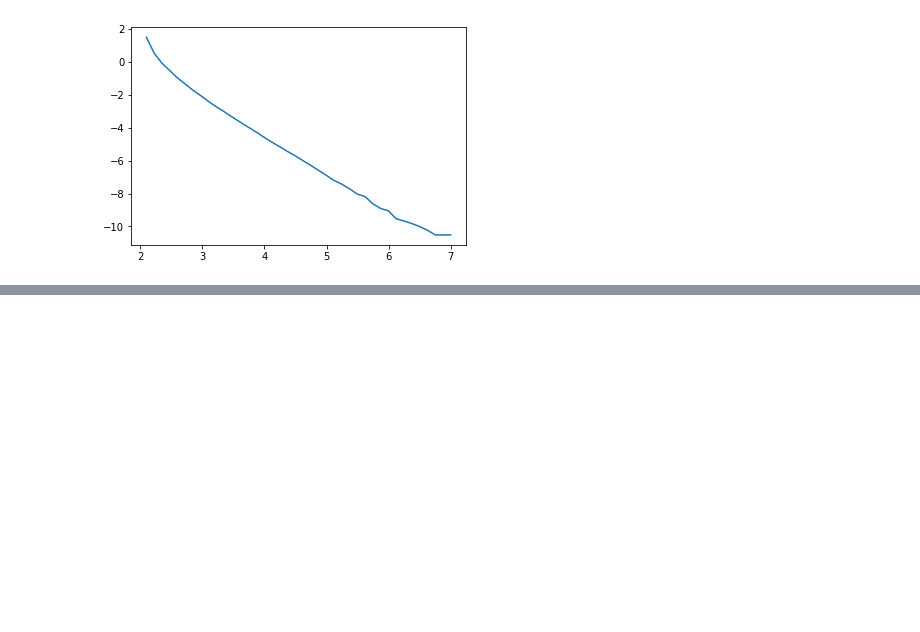
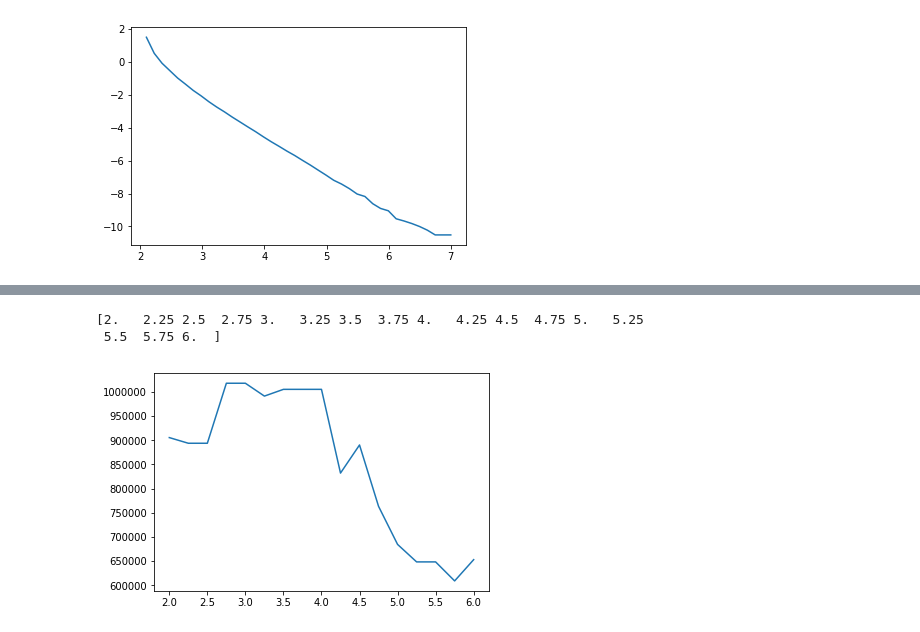
Before and after one commit to mango915/Earthquakes, a Jupyter notebook: fra.ipynb, the cells around one changed output, grey strips where cells are left out. Saved outputs shown, nothing was run; the diff lists cells and outputs as text; code cells hidden in the pictures; blank space fills up the shorter version.

```diff
--- a/fra.ipynb
+++ b/fra.ipynb
@@ -361,0 +548,18 @@ plt.show()
+# %%
+# Finding R_max as a function of m
+ms = np.linspace(2,6,17)
+print(ms)
+R_max = np.zeros(len(ms))
+for i in range(len(ms)):
+    dfm = df[df['magnitude'] > ms[i]]
+    dfm = dfm.set_index(np.arange(len(dfm)))
+    X = np.array(dfm[['x','y','z']])
+    r = np.linalg.norm(X[1:]-X[:-1], axis = 1)
+    R_max[i] = r.max()
+
+plt.plot(ms, R_max)
+plt.show()
+# %% [output]
+[2.   2.25 2.5  2.75 3.   3.25 3.5  3.75 4.   4.25 4.5  4.75 5.   5.25
+ 5.5  5.75 6.  ]
+[figure, added]
```
Also changed, not shown: parts of 9 cells of this notebook.
